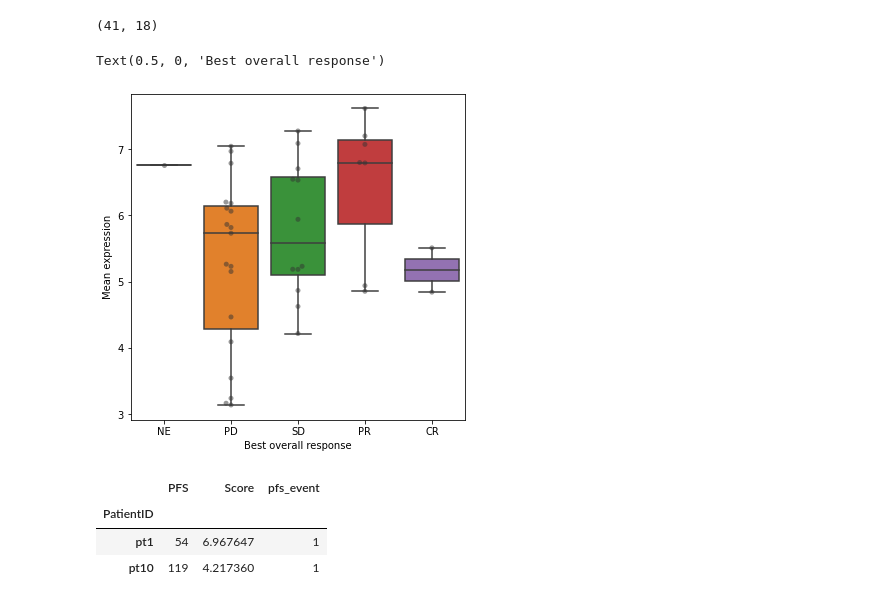
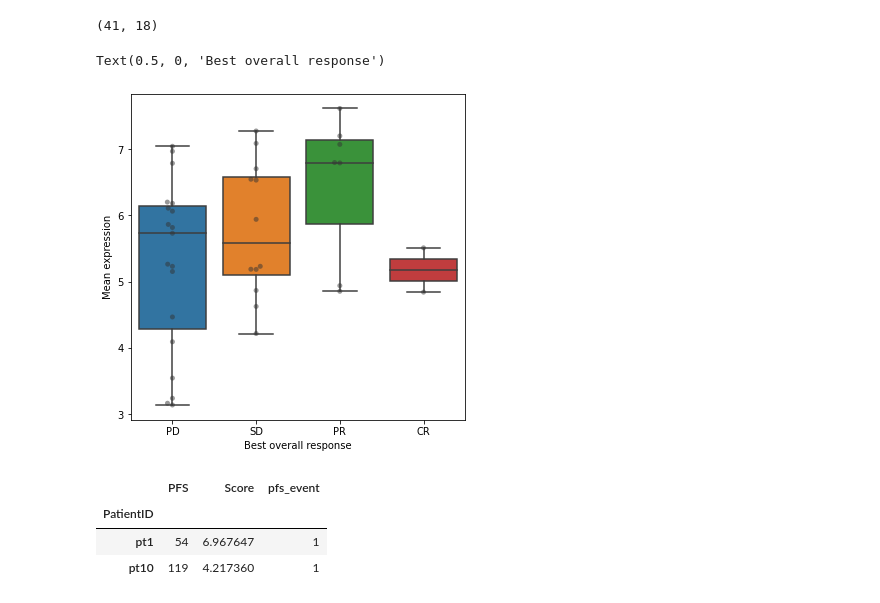
Before and after one commit to meg-bit/immune-cells-TIME-single-cell-anti-PD-1, a Jupyter notebook: 04prediction.ipynb, the cells around one changed output. Saved outputs shown, nothing was run; the diff lists cells and outputs as text; code cells hidden in the pictures.

```diff
--- a/04prediction.ipynb
+++ b/04prediction.ipynb
@@ -141,21 +355,21 @@ data.shape
 # %%
 fig, ax = plt.subplots()
 fig.set_size_inches(6, 6)
 
 sns.boxplot(x="BOR",
             y="Score", data=data,
-            order=["NE", "PD", "SD", "PR", "CR"],
+            order=["PD", "SD", "PR", "CR"],
             fliersize=0, ax=ax)
 sns.swarmplot(x="BOR",
               y="Score",
               data=data,
-              order=["NE", "PD", "SD", "PR", "CR"],
+              order=["PD", "SD", "PR", "CR"],
               color=".2", alpha=0.5, ax=ax)
 ax.set_ylabel("Mean expression")
 ax.set_xlabel("Best overall response")
 # %% [output]
 Text(0.5, 0, 'Best overall response')
-[figure, old version]
+[figure, new version]
 # %%
 mat = data[["PatientID", "PFS", "PFS_SOR", "Score"]].copy()
 # PFS_SOR indicates whether the time to event has been censored
```
Also changed, not shown: parts of 18 cells of this notebook.
